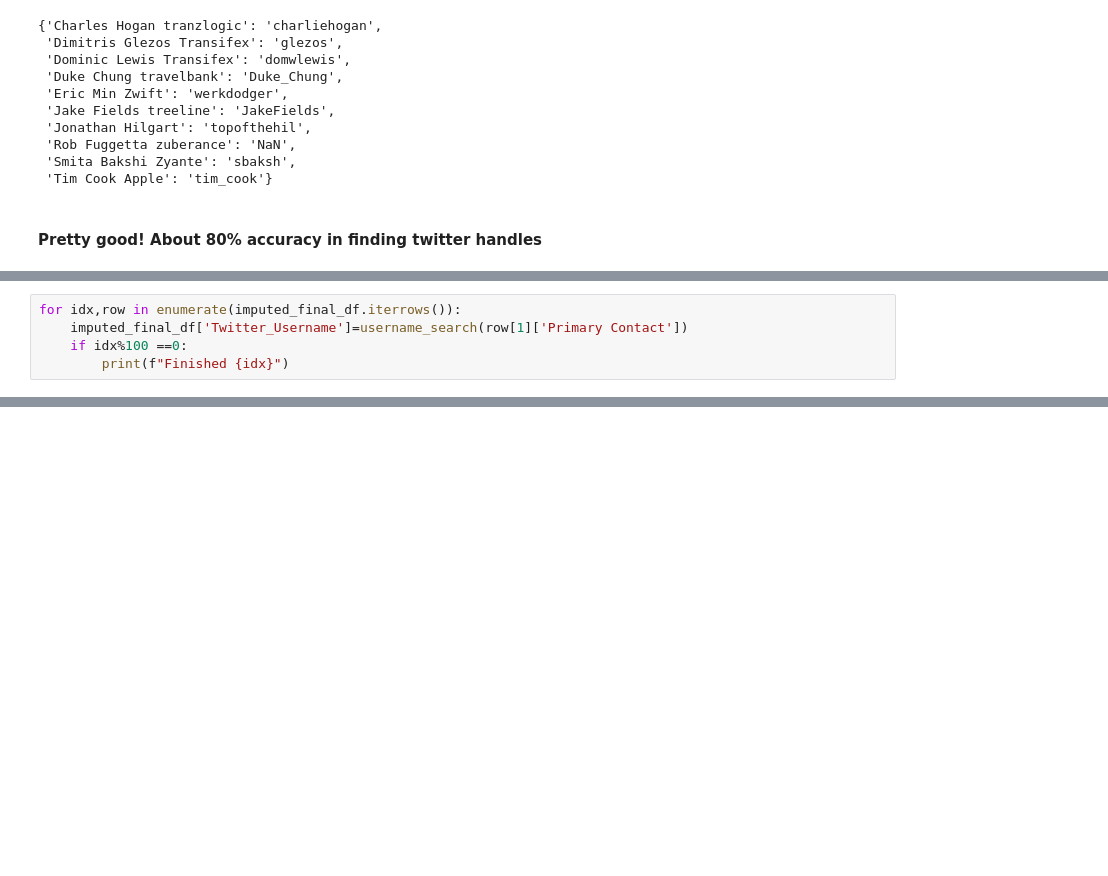
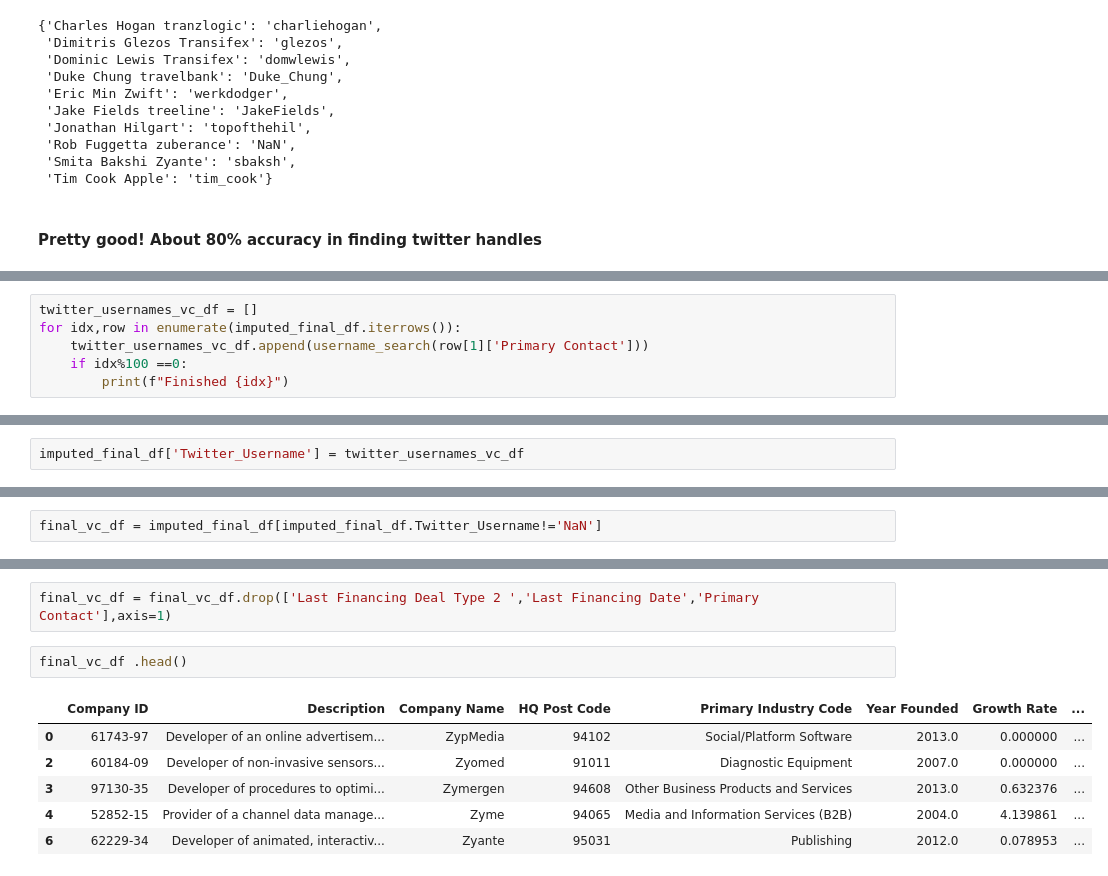
Before and after one commit to jonhilgart22/founder_nlp_analysis, a Jupyter notebook: notebooks/Exploring_CA_PitchBook_Data_VCinvested=1_2.0_JH.ipynb, the cells around one changed output, grey strips where cells are left out. Saved outputs shown, nothing was run; the diff lists cells and outputs as text; blank space fills up the shorter version.

```diff
--- a/notebooks/Exploring_CA_PitchBook_Data_1.0.ipynb
+++ b/notebooks/Exploring_CA_PitchBook_Data_VCinvested=1_2.0_JH.ipynb
@@ -410,6 +420,7 @@ test_search
 # %%
+twitter_usernames_vc_df = []
 for idx,row in enumerate(imputed_final_df.iterrows()):
-    imputed_final_df['Twitter_Username']=username_search(row[1]['Primary Contact'])
+    twitter_usernames_vc_df.append(username_search(row[1]['Primary Contact']))
     if idx%100 ==0:
         print(f"Finished {idx}")
 # %% [output]
@@ -433,0 +444,2 @@ RateLimitError: [{'message': 'Rate limit exceeded', 'code': 88}]
+# %%
+imputed_final_df['Twitter_Username'] = twitter_usernames_vc_df
@@ -433,0 +458,2 @@ RateLimitError: [{'message': 'Rate limit exceeded', 'code': 88}]
+# %%
+final_vc_df = imputed_final_df[imputed_final_df.Twitter_Username!='NaN']
@@ -433,0 +500,11 @@ RateLimitError: [{'message': 'Rate limit exceeded', 'code': 88}]
+# %%
+final_vc_df = final_vc_df.drop(['Last Financing Deal Type 2 ','Last Financing Date','Primary Contact'],axis=1)
+# %%
+final_vc_df .head()
+# %% [output]
+|  | Company ID | Description | Company Name | HQ Post Code | Primary Industry Code | Year Founded | Growth Rate | ... |
+| 0 | 61743-97 | Developer of an online advertisem... | ZypMedia | 94102 | Social/Platform Software | 2013.0 | 0.000000 | ... |
+| 2 | 60184-09 | Developer of non-invasive sensors... | Zyomed | 91011 | Diagnostic Equipment | 2007.0 | 0.000000 | ... |
+| 3 | 97130-35 | Developer of procedures to optimi... | Zymergen | 94608 | Other Business Products and Services | 2013.0 | 0.632376 | ... |
+| 4 | 52852-15 | Provider of a channel data manage... | Zyme | 94065 | Media and Information Services (B2B) | 2004.0 | 4.139861 | ... |
+| 6 | 62229-34 | Developer of animated, interactiv... | Zyante | 95031 | Publishing | 2012.0 | 0.078953 | ... |
```
Also changed, not shown: parts of 11 cells of this notebook, 15 other files.
